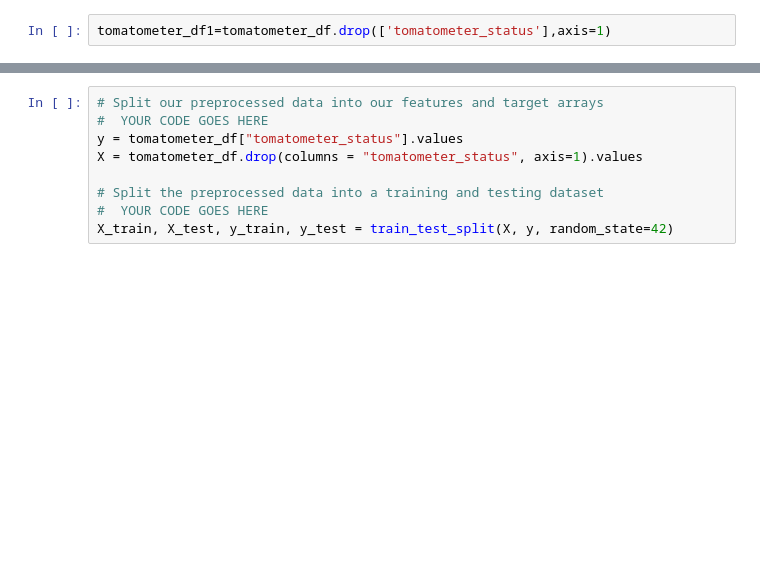
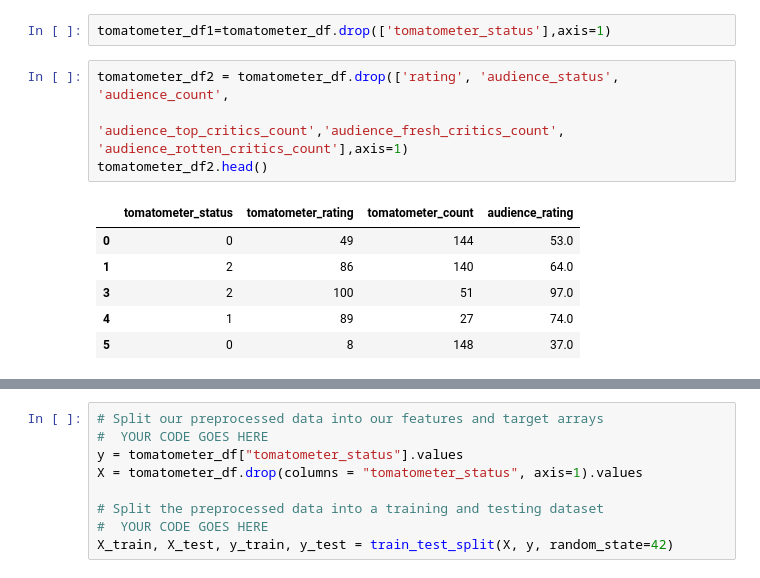
Before and after one commit to wgachugu/Project-4---Machine-Learning, a Jupyter notebook: rotten_tomatoes_ml.ipynb, the cells around one changed output, grey strips where cells are left out. Drawn from its saved outputs; the diff is of its cells as text; blank space fills up the shorter version.

```diff
--- a/rotten_tomatoes_ml.ipynb
+++ b/rotten_tomatoes_ml.ipynb
@@ -169,6 +236,17 @@ tomatometer_count      int64
 dtype: object
 # %%
 tomatometer_df1=tomatometer_df.drop(['tomatometer_status'],axis=1)
+# %%
+tomatometer_df2 = tomatometer_df.drop(['rating', 'audience_status', 'audience_count',
+                                        'audience_top_critics_count','audience_fresh_critics_count', 'audience_rotten_critics_count'],axis=1)
+tomatometer_df2.head()
+# %% [output]
+|  | tomatometer_status | tomatometer_rating | tomatometer_count | audience_rating |
+| 0 | 0 | 49 | 144 | 53.0 |
+| 1 | 2 | 86 | 140 | 64.0 |
+| 3 | 2 | 100 | 51 | 97.0 |
+| 4 | 1 | 89 | 27 | 74.0 |
+| 5 | 0 | 8 | 148 | 37.0 |
 # %%
 #type_dummies = pd.get_dummies(df['type'],drop_first=True)
 #df = pd.concat([df,type_dummies],axis=1)
```
Also changed, not shown: parts of 33 cells of this notebook.
